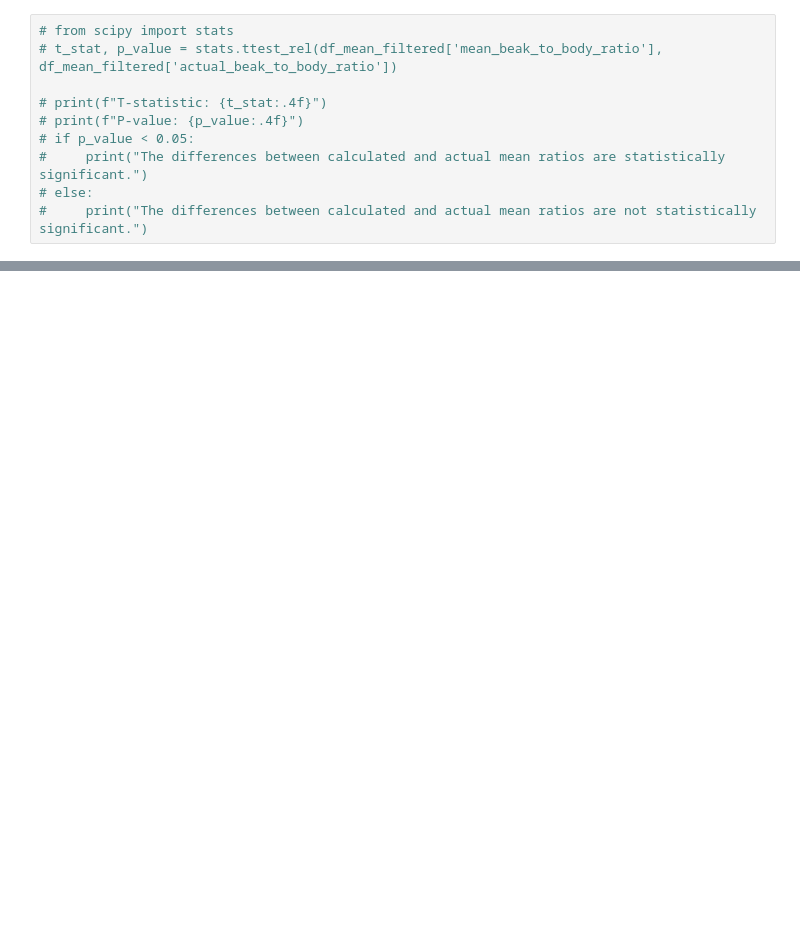
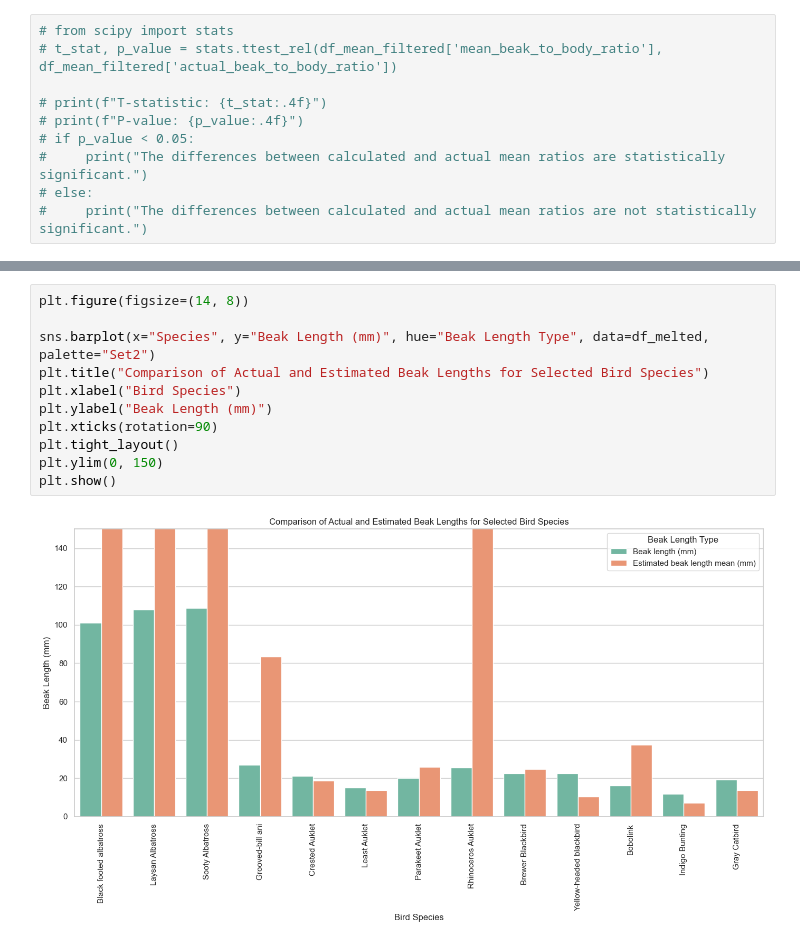
Before and after one commit to abkerper/DS4002_Project3, a Jupyter notebook: SCRIPTS/analysis.ipynb, the cells around one changed output, grey strips where cells are left out. Drawn from its saved outputs; the diff is of its cells as text; blank space fills up the shorter version.

```diff
--- a/SCRIPTS/analysis.ipynb
+++ b/SCRIPTS/analysis.ipynb
@@ -197,0 +307,13 @@ plt.show()
+# %%
+plt.figure(figsize=(14, 8))
+
+sns.barplot(x="Species", y="Beak Length (mm)", hue="Beak Length Type", data=df_melted, palette="Set2")
+plt.title("Comparison of Actual and Estimated Beak Lengths for Selected Bird Species")
+plt.xlabel("Bird Species")
+plt.ylabel("Beak Length (mm)")
+plt.xticks(rotation=90)
+plt.tight_layout()
+plt.ylim(0, 150)
+plt.show()
+# %% [output]
+[figure, added]
```
Also changed, not shown: parts of 9 cells of this notebook, 3 other files.
